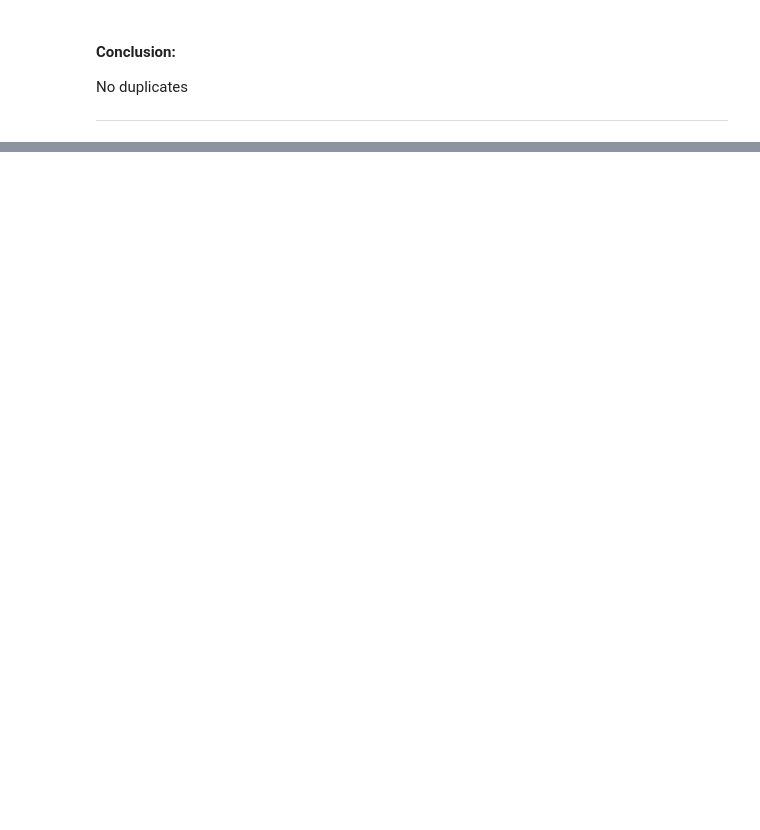
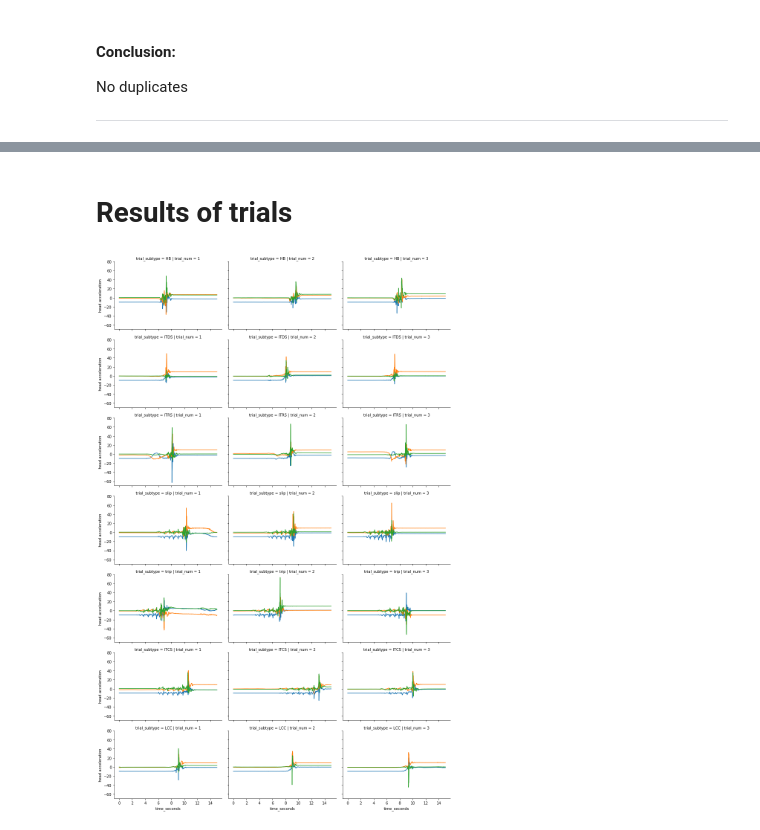
Before and after one commit to mdrmuhaimin/BigData2, a Jupyter notebook: code/exploratory_data_analysis.ipynb, the cells around one changed output, grey strips where cells are left out. Drawn from its saved outputs; the diff is of its cells as text; code cells hidden in the pictures; blank space fills up the shorter version.

```diff
--- a/code/exploratory_data_analysis.ipynb
+++ b/code/exploratory_data_analysis.ipynb
@@ -20,0 +25,3 @@ df = pickle.load(open("../data/dataset_consolidated.p", "rb"))
+# %%
+# Load metadata
+meta = pickle.load(open("../data/metadata.p", "rb"))
@@ -199,7 +165,0 @@ No duplicates
-# %%
-body_locations = list(filter(None,set(meta.body_location.values)))
-measure = list(filter(None,set(meta.measure.values)))
-axis = list(filter(None,set(meta.axis.values)))
-print('Body Locations: ' , body_locations)
-print('Measures: ', measure)
-print('Axis: ', axis)
@@ -420,0 +223,43 @@ ax.set_title('{} - Subject {} - {}'.format(trial_type, subject, str.capitalize(s
+# %% [markdown]
+# Results of trials
+# %%
+def dateplot(x, y, **kwargs):
+    ax = plt.gca()
+    data = kwargs.pop("data")
+    data.plot(x=x, y=y, ax=ax, grid=False, **kwargs)
+
+def plot_facedgrid_by_trial_type(df, trial_type, subject=1, location='waist', measure='acceleration'):
+
+    body_location_columns = list(meta[(meta.body_location==location) & (meta.measure == measure)].index)
+
+    df_graph = df[(df.trial_type == trial_type) &
+       (df.subject == subject)]
+
+    df_body = df_graph[['time_seconds','trial_subtype', 'trial_num']+body_location_columns]
+
+    df_body_X = df_graph[['time_seconds','trial_subtype', 'trial_num']+[body_location_columns[0]]]
+    df_body_X.rename(columns={body_location_columns[0] : str(location + ' ' + measure)},inplace=True)
+    df_body_X['axis'] = 'x'
+
+    df_body_Y = df_graph[['time_seconds','trial_subtype', 'trial_num']+[body_location_columns[1]]]
+    df_body_Y.rename(columns={body_location_columns[1] : str(location + ' ' + measure)},inplace=True)
+    df_body_Y['axis'] = 'y'
+
+    df_body_Z = df_graph[['time_seconds','trial_subtype', 'trial_num']+[body_location_columns[2]]]
+    df_body_Z.rename(columns={body_location_columns[2] : str(location + ' ' + measure)},inplace=True)
+    df_body_Z['axis'] = 'z'
+
+    df_body = pd.concat([df_body_X, df_body_Y, df_body_Z])
+
+    df_body = df_body[['time_seconds']+[str(location + ' ' + measure)]+['trial_subtype', 'trial_num', 'axis']]
+    df_body.sort_values(['trial_num'],inplace=True)
+
+    g = sns.FacetGrid(df_body.sort_values(['time_seconds','trial_num']),
+#                       sharex=False, sharey=False,
+                      col="trial_num", row='trial_subtype', hue='axis',size=3, aspect=1.5)
+    g = g.map_dataframe(dateplot, "time_seconds", str(location + ' ' + measure))
+
+#change the parameters according with the values above
+plot_facedgrid_by_trial_type(df, trial_type='Falls', subject=1, location='head', measure='acceleration')
+# %% [output]
+[figure, added]
```
Also changed, not shown: parts of 73 cells of this notebook.
